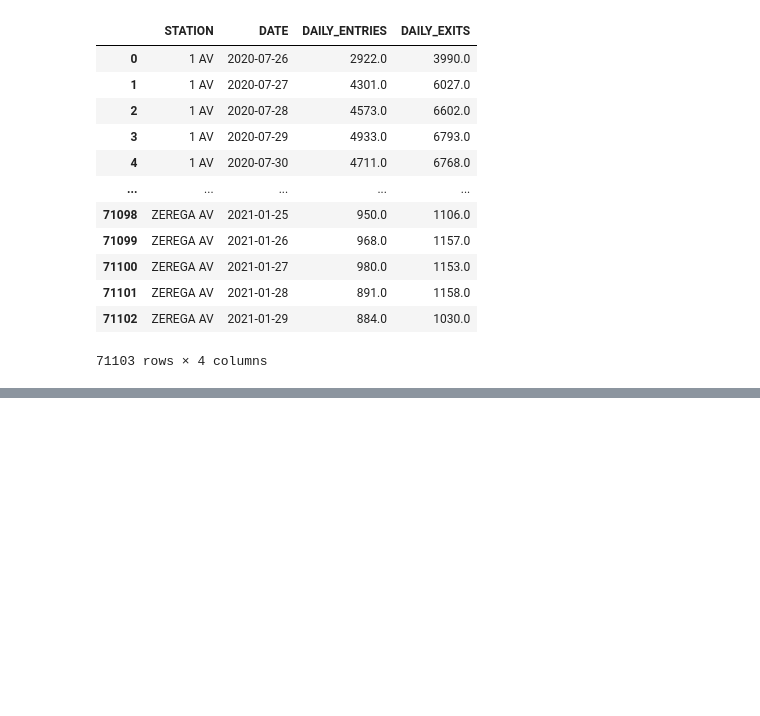
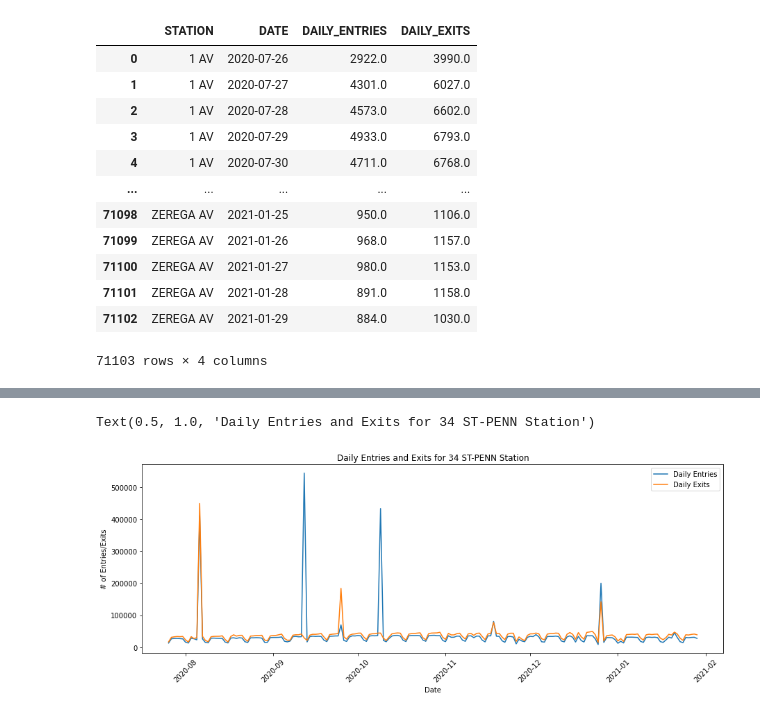
Before and after one commit to jaykwon2/MTA_EDA, a Jupyter notebook: EDA_Project_Jay_Kwon_v1.0.ipynb, the cells around one changed output, grey strips where cells are left out. Saved outputs shown, nothing was run; the diff lists cells and outputs as text; code cells hidden in the pictures; blank space fills up the shorter version.

```diff
--- a/EDA_Project_Jay_Kwon_v1.0.ipynb
+++ b/EDA_Project_Jay_Kwon_v1.0.ipynb
@@ -504,19 +504,19 @@ reverse_sum / df2_daily_cum.shape[0]
 # %% [output]
 0.0089593915977957
 # %%
-# Fix this error: (code modified from MTA 3 exercise)
-def get_daily_counts(row, max_counter):
-    counter = row["ENTRIES"] - row["PREV_ENTRIES"]
-    if counter < 0:
-        counter = -counter
-    if counter > max_counter:
-        print(row["ENTRIES"], row["PREV_ENTRIES"])
-        return 0
-    return counter
+# # Fix this error: (code modified from MTA 3 exercise)
+# def get_daily_counts(row, max_counter):
+#     counter = row["ENTRIES"] - row["PREV_ENTRIES"]
+#     if counter < 0:
+#         counter = -counter
+#     if counter > max_counter:
+#         print(row["ENTRIES"], row["PREV_ENTRIES"])
+#         return 0
+#     return counter
 
-# If counter is > 1Million, then the counter might have been reset.
-# Just set it to zero as different counters have different cycle limits
-_ = df2_daily_cum.apply(get_daily_counts, axis=1, max_counter=1000000)
+# # If counter is > 1Million, then the counter might have been reset.
+# # Just set it to zero as different counters have different cycle limits
+# _ = df2_daily_cum.apply(get_daily_counts, axis=1, max_counter=1000000)
 # %% [output]
 52806 17116894.0
 289 3055256.0
@@ -714,0 +837,3 @@ station_daily_test
+# %%
+penn_daily = station_daily[station_daily["STATION"] == "34 ST-PENN STA"].copy() # copy not necessary because, it’s not manipulating the original df
+penn_daily
@@ -714,0 +854,15 @@ station_daily_test
+# %%
+plt.figure(figsize=(15,5))
+plt.plot(penn_daily['DATE'], penn_daily['DAILY_ENTRIES'], label="Daily Entries")
+plt.plot(penn_daily['DATE'], penn_daily['DAILY_EXITS'], label="Daily Exits")
+plt.legend(loc="upper right")
+plt.ylabel('# of Entries/Exits')
+plt.xlabel('Date')
+plt.xticks(rotation=45)
+plt.title('Daily Entries and Exits for 34 ST-PENN Station')
+
+
+# ???? Thanksgiving and Christmas makes sense... What's with the rest?
+# %% [output]
+Text(0.5, 1.0, 'Daily Entries and Exits for 34 ST-PENN Station')
+[figure, added]
```
Also changed, not shown: parts of 30 cells of this notebook, 1 other file.
